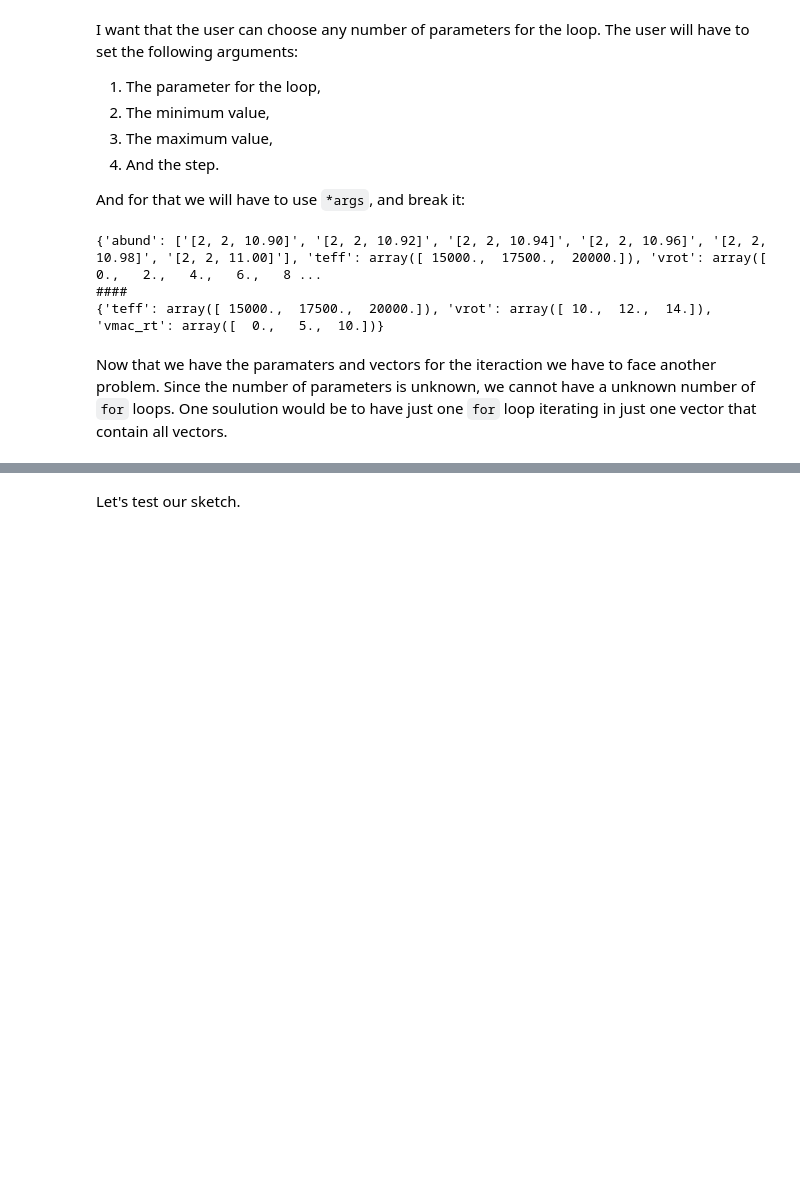
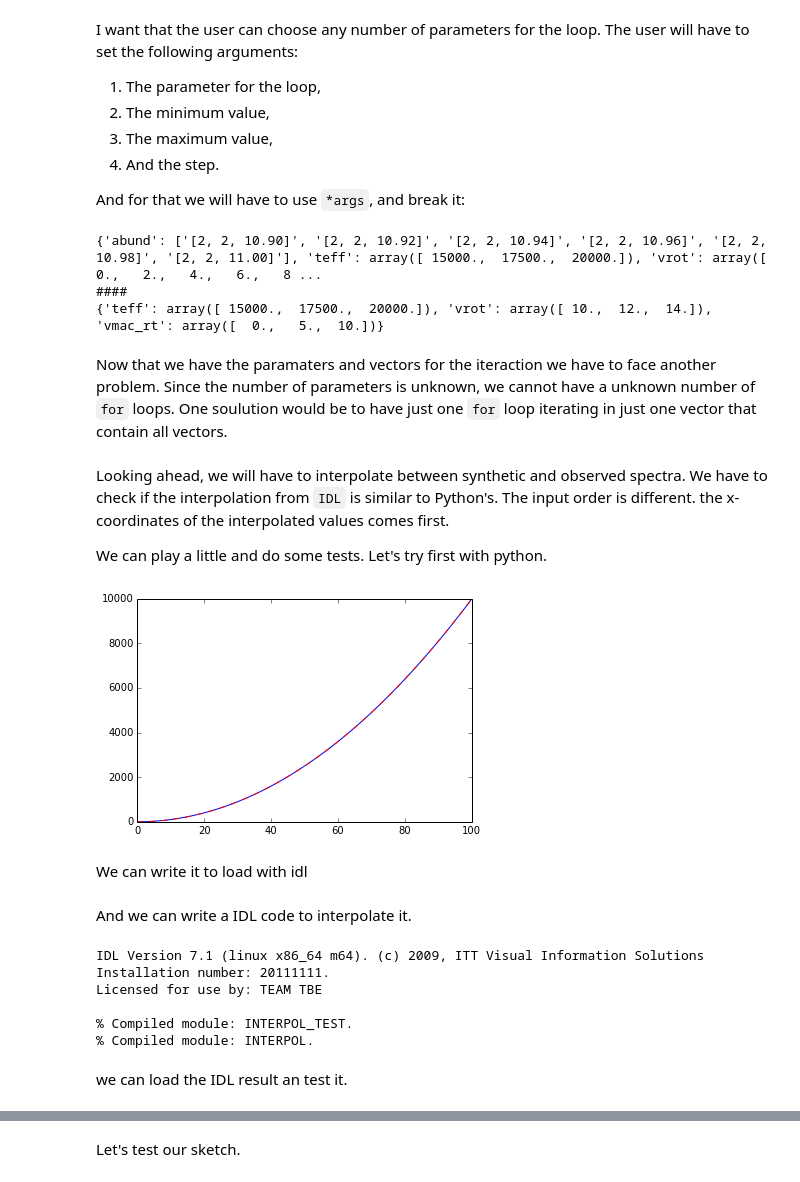
Before and after one commit to gabraganca/S4, a Jupyter notebook: notebooks/Synfit.ipynb, the cells around one changed output, grey strips where cells are left out. Saved outputs shown, nothing was run; the diff lists cells and outputs as text; code cells hidden in the pictures; blank space fills up the shorter version.

Commit message:
Implement interpolation

```diff
--- a/notebooks/Synfit.ipynb
+++ b/notebooks/Synfit.ipynb
@@ -120,3 +120,24 @@ def iterator(*args):
         return list(*args)
     else:
         return list(product(*args))
+# %% [markdown]
+Looking ahead, we will have to interpolate between synthetic and observed spectra. We have to check if the interpolation from `IDL` is similar to Python's. The input order is different. the x-coordinates of the interpolated values comes first.
+
+We can play a little and do some tests. Let's try first with python.
+# %%
+import matplotlib.pyplot as plt
+%matplotlib inline
+
+xp = np.linspace(0, 100, 51)
+yp = xp**2
+
+x = np.linspace(0, 100, 101)
+
+y = np.interp(x, xp, yp)
+
+plt.plot(xp, yp, 'b-', x, y, 'r--')
+plt.show()
+# %% [output]
+[figure, added]
+# %% [markdown]
+We can write it to load with idl
@@ -122,0 +148,49 @@ def iterator(*args):
+# %% [markdown]
+And we can write a IDL code to interpolate it.
+# %%
+idl_pro = open('interpol_test.pro', 'w')
+idl_pro.write("pro interpol_test \n"
+              "openr,1,'xp.dat'\n"
+              "openr,2,'yp.dat'\n"
+              "openr,3,'x.dat'\n"
+              "i=0L \n"
+              "xp = fltarr(200) \n"
+              "yp = xp \n"
+              "x = xp \n"
+              "while not eof(1) do begin \n"
+              "  readf,1,xp0 \n"
+              "  xp(i)=xp0 \n"
+              "  readf,2,yp0 \n"
+              "  yp(i)=yp0 \n"
+              "  i=i+1L \n"
+              "endwhile \n"
+              "nobs=i-1L \n"
+              "xp=xp(0:nobs) \n"
+              "yp=yp(0:nobs) \n"
+              "i=0L \n"
+              "while not eof(3) do begin \n"
+              "  readf,3,x0 \n"
+              "  x(i)=x0 \n"
+              "  i=i+1L \n"
+              "endwhile \n"
+              "nobs=i-1L \n"
+              "x=x(0:nobs) \n"
+              "close,1 \n"
+              "close,2 \n"
+              "close,3 \n"
+              "y=interpol(yp,xp,x) \n"
+              "openw,1,'y.dat' \n"
+              "printf,1,y \n"
+              "close,1\n"
+              "end")
+
+!idl -e "interpol_test"
+# %% [output]
+IDL Version 7.1 (linux x86_64 m64). (c) 2009, ITT Visual Information Solutions
+Installation number: 20111111.
+Licensed for use by: TEAM TBE
+
+% Compiled module: INTERPOL_TEST.
+% Compiled module: INTERPOL.
+# %% [markdown]
+we can load the IDL result an test it.
```
Also changed, not shown: parts of 8 cells of this notebook.
